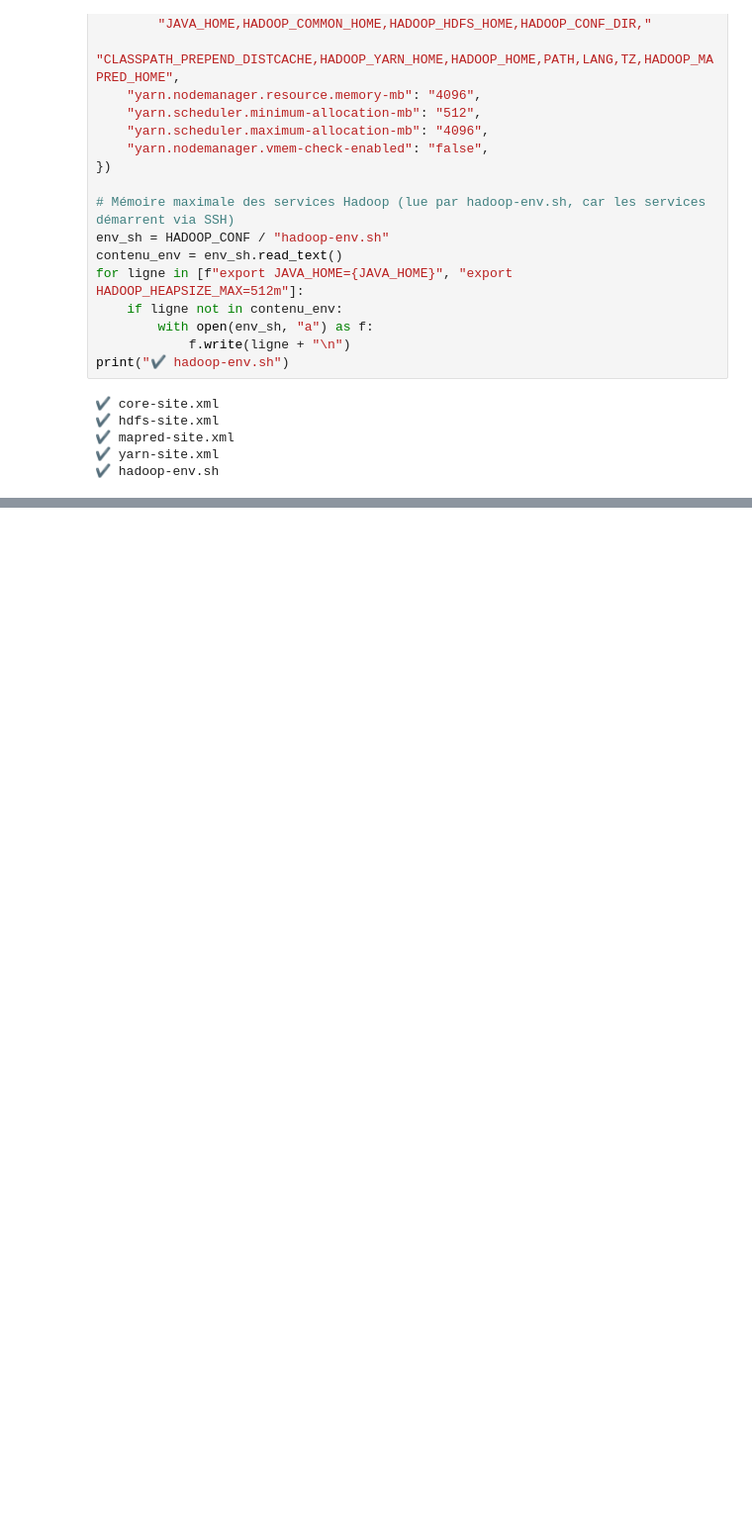
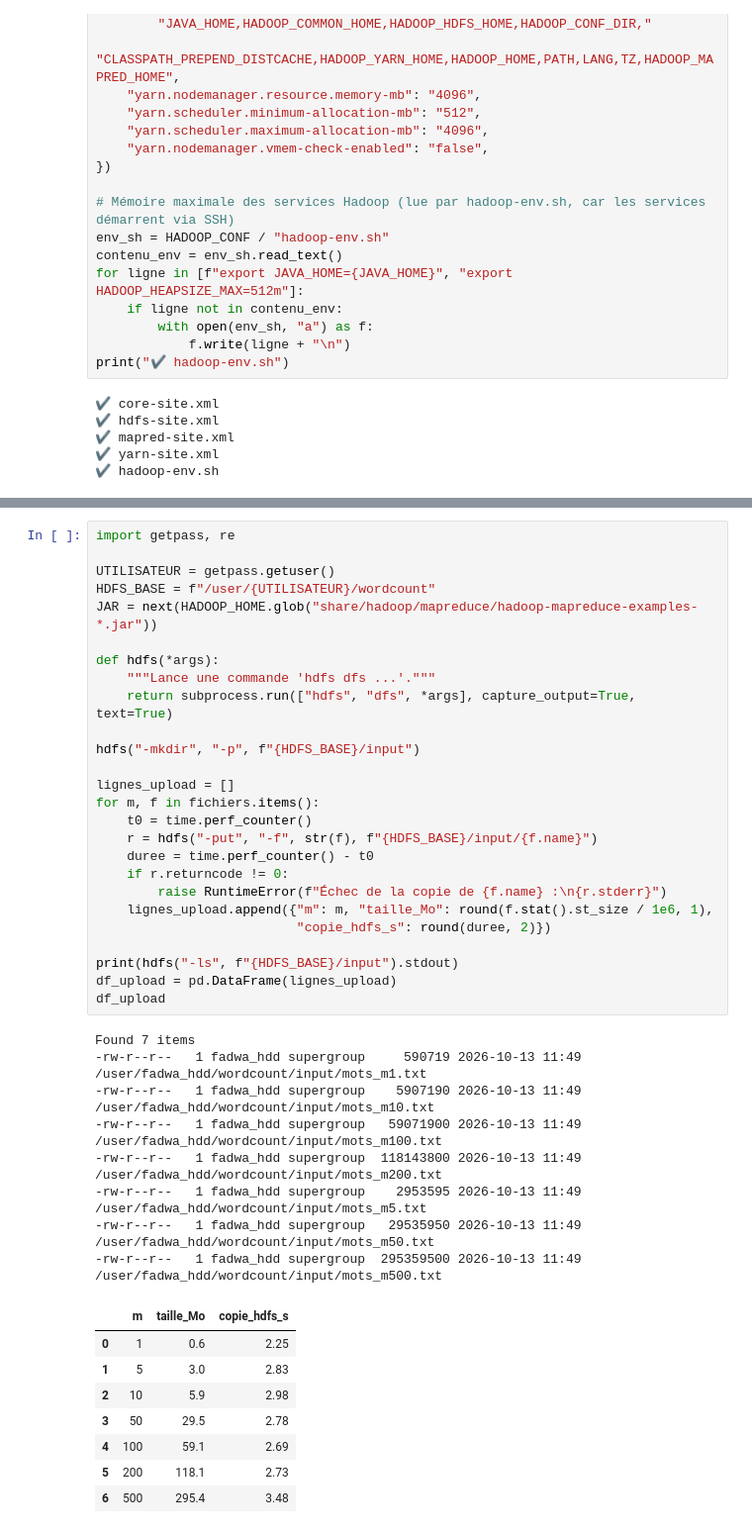
Before and after one commit to Fadidouda/tp_wordcount, a Jupyter notebook: wordcount_comparaison.ipynb, the cells around one changed output, grey strips where cells are left out. Shown at 99% size. Saved outputs shown, nothing was run; the diff lists cells and outputs as text; blank space fills up the shorter version.

Commit message:
Benchmark Hadoop, comparaison des trois méthodes et test au-delà de la limite mémoire

```diff
--- a/wordcount_comparaison.ipynb
+++ b/wordcount_comparaison.ipynb
@@ -532,0 +547,43 @@ Starting nodemanagers
+# %%
+import getpass, re
+
+UTILISATEUR = getpass.getuser()
+HDFS_BASE = f"/user/{UTILISATEUR}/wordcount"
+JAR = next(HADOOP_HOME.glob("share/hadoop/mapreduce/hadoop-mapreduce-examples-*.jar"))
+
+def hdfs(*args):
+    """Lance une commande 'hdfs dfs ...'."""
+    return subprocess.run(["hdfs", "dfs", *args], capture_output=True, text=True)
+
+hdfs("-mkdir", "-p", f"{HDFS_BASE}/input")
+
+lignes_upload = []
+for m, f in fichiers.items():
+    t0 = time.perf_counter()
+    r = hdfs("-put", "-f", str(f), f"{HDFS_BASE}/input/{f.name}")
+    duree = time.perf_counter() - t0
+    if r.returncode != 0:
+        raise RuntimeError(f"Échec de la copie de {f.name} :\n{r.stderr}")
+    lignes_upload.append({"m": m, "taille_Mo": round(f.stat().st_size / 1e6, 1),
+                          "copie_hdfs_s": round(duree, 2)})
+
+print(hdfs("-ls", f"{HDFS_BASE}/input").stdout)
+df_upload = pd.DataFrame(lignes_upload)
+df_upload
+# %% [output]
+Found 7 items
+-rw-r--r--   1 fadwa_hdd supergroup     590719 2026-10-13 11:49 /user/fadwa_hdd/wordcount/input/mots_m1.txt
+-rw-r--r--   1 fadwa_hdd supergroup    5907190 2026-10-13 11:49 /user/fadwa_hdd/wordcount/input/mots_m10.txt
+-rw-r--r--   1 fadwa_hdd supergroup   59071900 2026-10-13 11:49 /user/fadwa_hdd/wordcount/input/mots_m100.txt
+-rw-r--r--   1 fadwa_hdd supergroup  118143800 2026-10-13 11:49 /user/fadwa_hdd/wordcount/input/mots_m200.txt
+-rw-r--r--   1 fadwa_hdd supergroup    2953595 2026-10-13 11:49 /user/fadwa_hdd/wordcount/input/mots_m5.txt
+-rw-r--r--   1 fadwa_hdd supergroup   29535950 2026-10-13 11:49 /user/fadwa_hdd/wordcount/input/mots_m50.txt
+-rw-r--r--   1 fadwa_hdd supergroup  295359500 2026-10-13 11:49 /user/fadwa_hdd/wordcount/input/mots_m500.txt
+|  | m | taille_Mo | copie_hdfs_s |
+| 0 | 1 | 0.6 | 2.25 |
+| 1 | 5 | 3.0 | 2.83 |
+| 2 | 10 | 5.9 | 2.98 |
+| 3 | 50 | 29.5 | 2.78 |
+| 4 | 100 | 59.1 | 2.69 |
+| 5 | 200 | 118.1 | 2.73 |
+| 6 | 500 | 295.4 | 3.48 |
```
Also changed, not shown: parts of 19 cells of this notebook, 2 other files.
